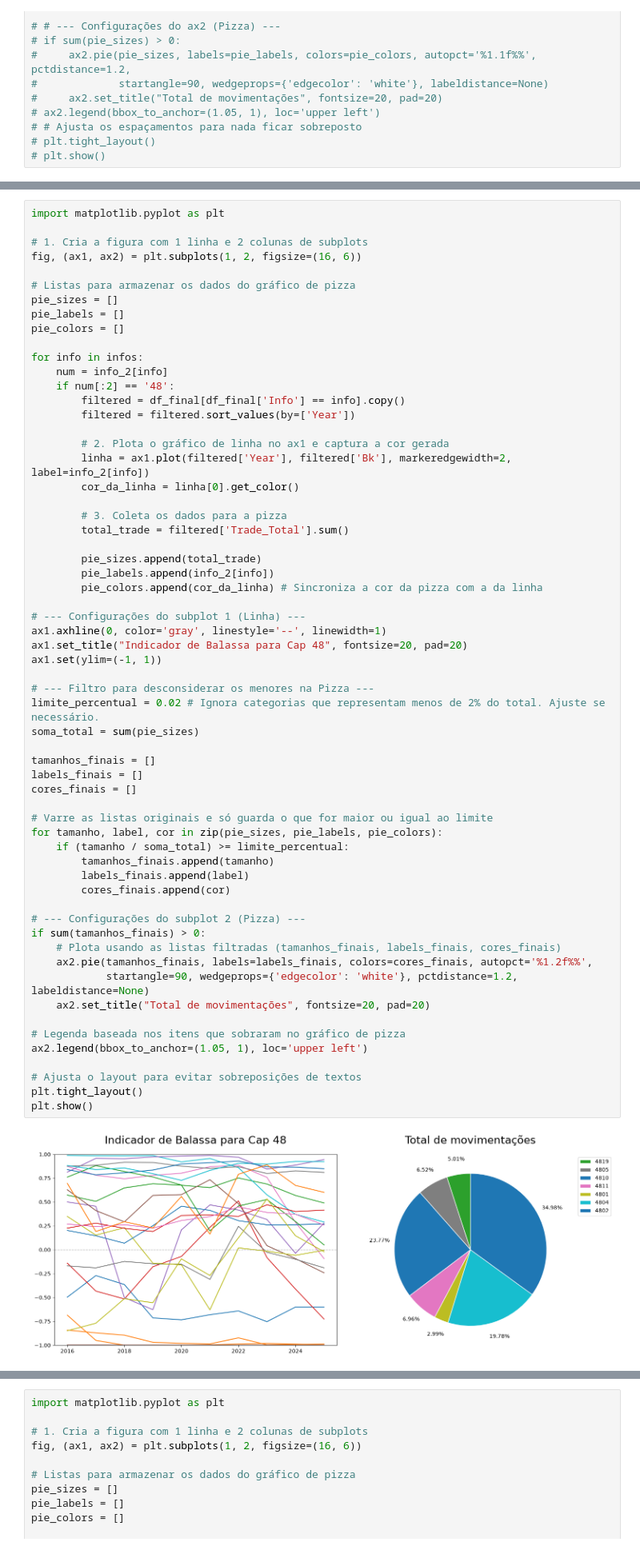
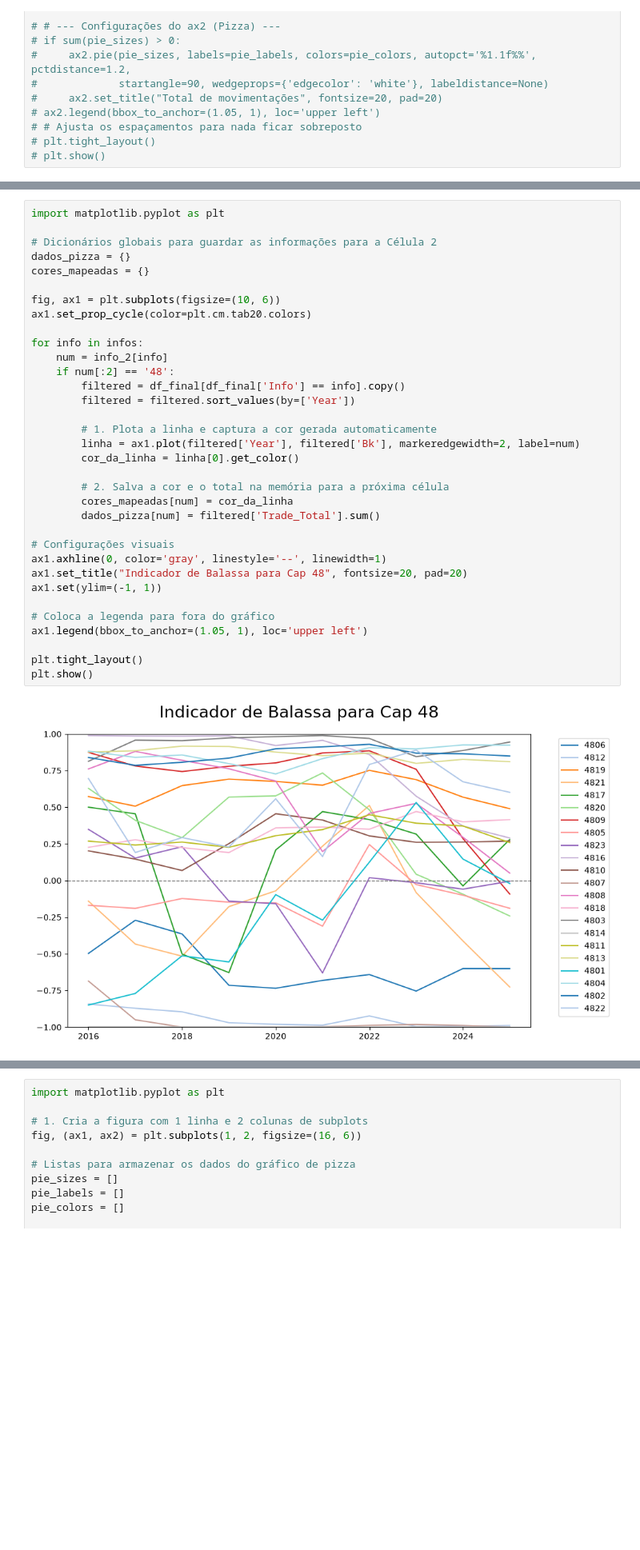
Before and after one commit to rckalil/mapeando-papel, a Jupyter notebook: indicadores.ipynb, the cells around one changed output, grey strips where cells are left out. Shown at 80% size. Saved outputs shown, nothing was run; the diff lists cells and outputs as text; blank space fills up the shorter version.

```diff
--- a/indicadores.ipynb
+++ b/indicadores.ipynb
@@ -219,63 +244,36 @@ plt.show()
 # %%
 import matplotlib.pyplot as plt
 
-# 1. Cria a figura com 1 linha e 2 colunas de subplots
-fig, (ax1, ax2) = plt.subplots(1, 2, figsize=(16, 6))
+# Dicionários globais para guardar as informações para a Célula 2
+dados_pizza = {}
+cores_mapeadas = {}
 
-# Listas para armazenar os dados do gráfico de pizza
-pie_sizes = []
-pie_labels = []
-pie_colors = []
+fig, ax1 = plt.subplots(figsize=(10, 6))
+ax1.set_prop_cycle(color=plt.cm.tab20.colors)
 
 for info in infos:
     num = info_2[info]
     if num[:2] == '48':
         filtered = df_final[df_final['Info'] == info].copy()
         filtered = filtered.sort_values(by=['Year'])
 
-        # 2. Plota o gráfico de linha no ax1 e captura a cor gerada
-        linha = ax1.plot(filtered['Year'], filtered['Bk'], markeredgewidth=2, label=info_2[info])
+        # 1. Plota a linha e captura a cor gerada automaticamente
+        linha = ax1.plot(filtered['Year'], filtered['Bk'], markeredgewidth=2, label=num)
         cor_da_linha = linha[0].get_color()
 
-        # 3. Coleta os dados para a pizza
-        total_trade = filtered['Trade_Total'].sum()
+        # 2. Salva a cor e o total na memória para a próxima célula
+        cores_mapeadas[num] = cor_da_linha
+        dados_pizza[num] = filtered['Trade_Total'].sum()
 
-        pie_sizes.append(total_trade)
-        pie_labels.append(info_2[info])
-        pie_colors.append(cor_da_linha) # Sincroniza a cor da pizza com a da linha
-
-# --- Configurações do subplot 1 (Linha) ---
+# Configurações visuais
 ax1.axhline(0, color='gray', linestyle='--', linewidth=1)
 ax1.set_title("Indicador de Balassa para Cap 48", fontsize=20, pad=20)
 ax1.set(ylim=(-1, 1))
 
-# --- Filtro para desconsiderar os menores na Pizza ---
-limite_percentual = 0.02 # Ignora categorias que representam menos de 2% do total. Ajuste se necessário.
-soma_total = sum(pie_sizes)
+# Coloca a legenda para fora do gráfico
+ax1.legend(bbox_to_anchor=(1.05, 1), loc='upper left')
 
-tamanhos_finais = []
-labels_finais = []
-cores_finais = []
-
-# Varre as listas originais e só guarda o que for maior ou igual ao limite
-for tamanho, label, cor in zip(pie_sizes, pie_labels, pie_colors):
-    if (tamanho / soma_total) >= limite_percentual:
-        tamanhos_finais.append(tamanho)
-        labels_finais.append(label)
-        cores_finais.append(cor)
-
-# --- Configurações do subplot 2 (Pizza) ---
-if sum(tamanhos_finais) > 0:
-    # Plota usando as listas filtradas (tamanhos_finais, labels_finais, cores_finais)
-    ax2.pie(tamanhos_finais, labels=labels_finais, colors=cores_finais, autopct='%1.2f%%',
-            startangle=90, wedgeprops={'edgecolor': 'white'}, pctdistance=1.2, labeldistance=None)
-    ax2.set_title("Total de movimentações", fontsize=20, pad=20)
-
-# Legenda baseada nos itens que sobraram no gráfico de pizza
-ax2.legend(bbox_to_anchor=(1.05, 1), loc='upper left')
-
-# Ajusta o layout para evitar sobreposições de textos
 plt.tight_layout()
 plt.show()
 # %% [output]
-[figure, old version]
+[figure, new version]
```
Also changed, not shown: parts of 6 cells of this notebook, 1 other file.
